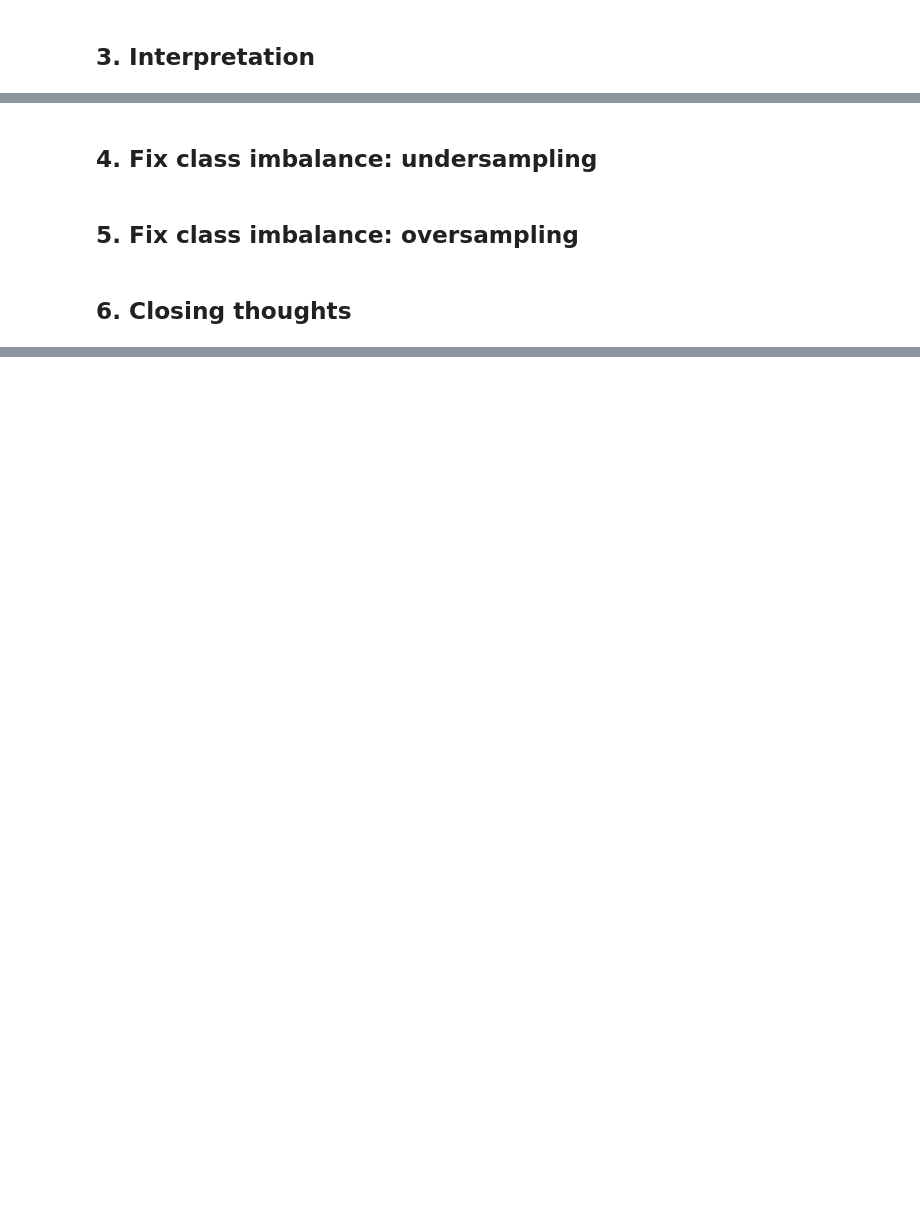
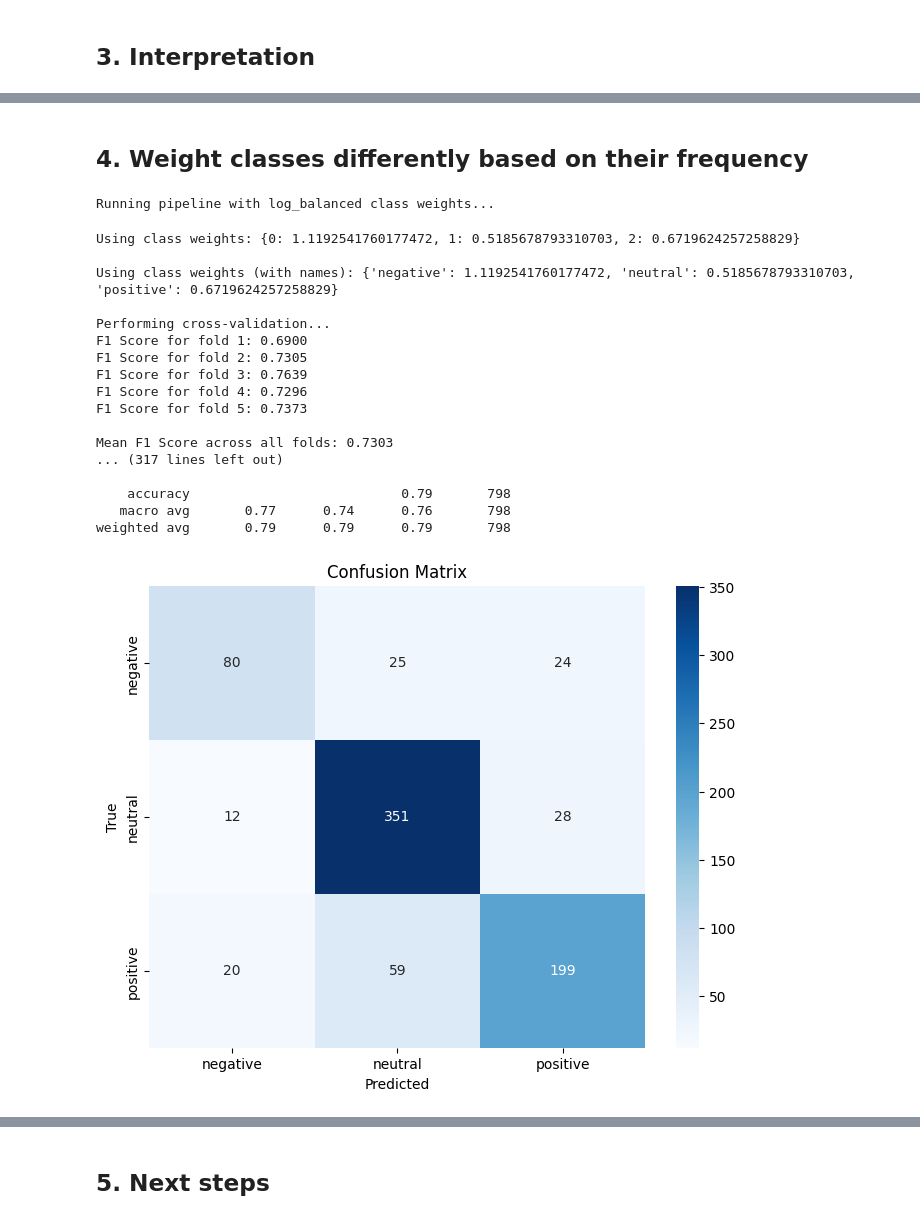
Before and after one commit to NicolasAngleraud/Financial-Sentiment-Analysis, a Jupyter notebook: Financial_Sentiment_Analysis.ipynb, the cells around one changed output, grey strips where cells are left out. Saved outputs shown, nothing was run; the diff lists cells and outputs as text; code cells hidden in the pictures; blank space fills up the shorter version.

```diff
--- a/Financial_Sentiment_Analysis.ipynb
+++ b/Financial_Sentiment_Analysis.ipynb
@@ -313,6 +314,8 @@ def clean_sentence(text):
     return cleaned_text
 
 data["Sentence"] = data["Sentence"].apply(lambda x: clean_sentence(x))
+# %%
+df_weight_loss = data.copy()
 # %% [markdown]
 ### Training and evaluation with cross validation pipeline
 # %%
@@ -370,7 +373,7 @@ def train_model(X_train, y_train, X_dev, y_dev, cv_folds=5):
         'subsample': 0.7,
         'objective': 'multi:softprob',
         'random_state': RANDOM_SEED,
-        'use_label_encoder': False,
+        #'use_label_encoder': False,
         'eval_metric': 'mlogloss'
     }
 
@@ -505,6 +502,2 @@ Parameters: { "use_label_encoder" } are not used.
-# %% [markdown]
-## 4. Fix class imbalance: undersampling
-# %% [markdown]
-## 5. Fix class imbalance: oversampling
-# %% [markdown]
-## 6. Closing thoughts
+# %% [markdown]
+## 4. Weight classes differently based on their frequency
@@ -510,0 +695,22 @@ Parameters: { "use_label_encoder" } are not used.
+# %%
+run_pipeline(df_weight_loss, weight_strategy='log_balanced')
+# %% [output]
+Running pipeline with log_balanced class weights...
+Using class weights: {0: 1.1192541760177472, 1: 0.5185678793310703, 2: 0.6719624257258829}
+
+Using class weights (with names): {'negative': 1.1192541760177472, 'neutral': 0.5185678793310703, 'positive': 0.6719624257258829}
+
+Performing cross-validation...
+F1 Score for fold 1: 0.6900
+F1 Score for fold 2: 0.7305
+F1 Score for fold 3: 0.7639
+F1 Score for fold 4: 0.7296
+F1 Score for fold 5: 0.7373
+
+Mean F1 Score across all folds: 0.7303
+... (317 lines left out)
+
+    accuracy                           0.79       798
+   macro avg       0.77      0.74      0.76       798
+weighted avg       0.79      0.79      0.79       798
+[figure, added]
@@ -510,0 +718,2 @@ Parameters: { "use_label_encoder" } are not used.
+# %% [markdown]
+## 5. Next steps
```
Also changed, not shown: parts of 11 cells of this notebook.
